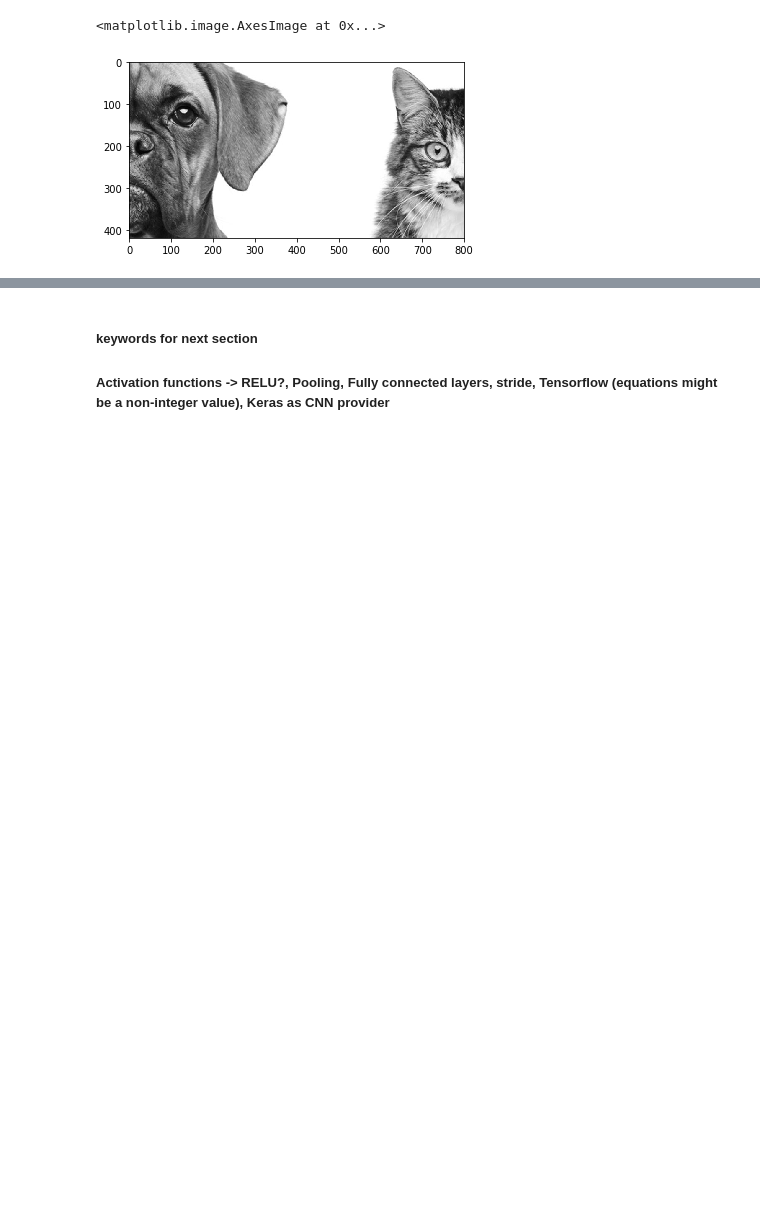
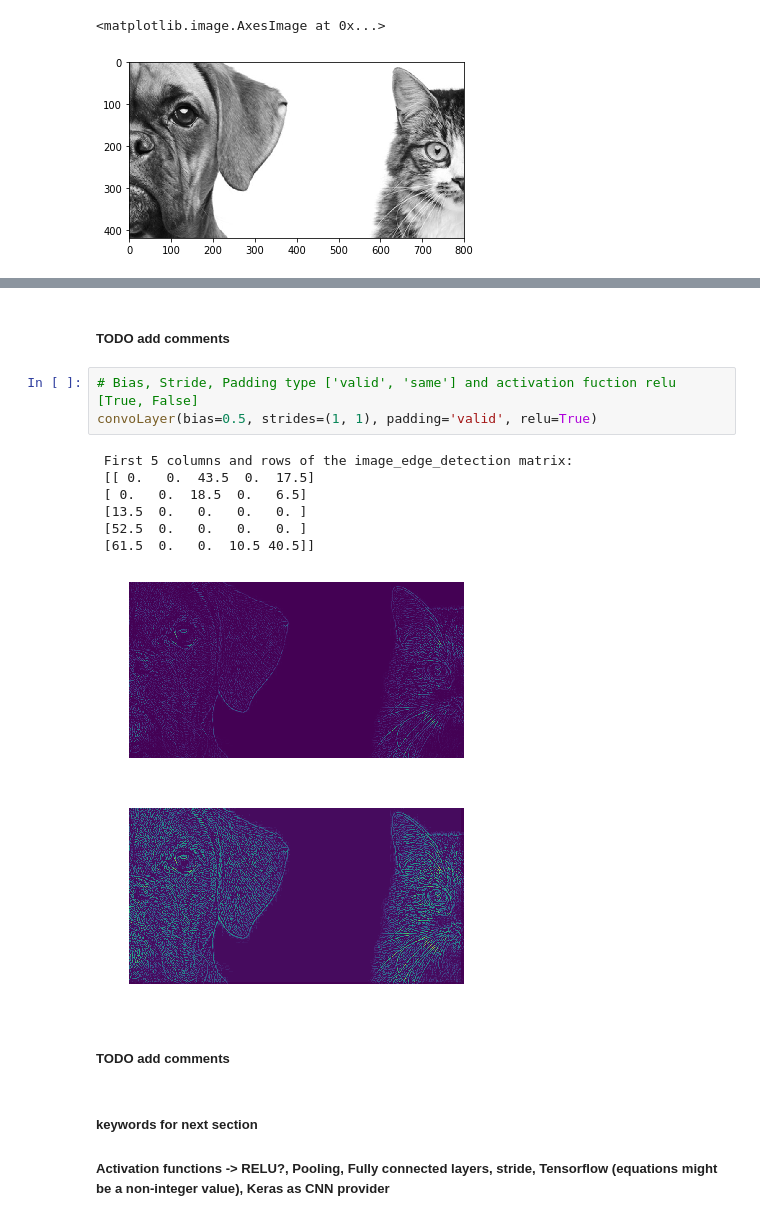
Before and after one commit to 181210/dat158, a Jupyter notebook: Oblig_2/Oblig_2ML.ipynb, the cells around one changed output, grey strips where cells are left out. Saved outputs shown, nothing was run; the diff lists cells and outputs as text; blank space fills up the shorter version.

```diff
--- a/Oblig_2/Oblig_2ML.ipynb
+++ b/Oblig_2/Oblig_2ML.ipynb
@@ -317,3 +332,19 @@ image matrix size:  (420, 800)
+# %% [markdown]
+##### TODO add comments
+# %%
+# Bias, Stride, Padding type ['valid', 'same'] and activation fuction relu [True, False]
+convoLayer(bias=0.5, strides=(1, 1), padding='valid', relu=True)
+# %% [output]
+ First 5 columns and rows of the image_edge_detection matrix:
+ [[ 0.   0.  43.5  0.  17.5]
+ [ 0.   0.  18.5  0.   6.5]
+ [13.5  0.   0.   0.   0. ]
+ [52.5  0.   0.   0.   0. ]
+ [61.5  0.   0.  10.5 40.5]]
+[figure, added]
+[figure, added]
+# %% [markdown]
+##### TODO add comments
 # %% [markdown]
 ##### __keywords for next section__
 ##### Activation functions -> RELU?, Pooling, Fully connected layers, stride, Tensorflow (equations might be a non-integer value), Keras as CNN provider
```
Also changed, not shown: parts of 17 cells of this notebook.
